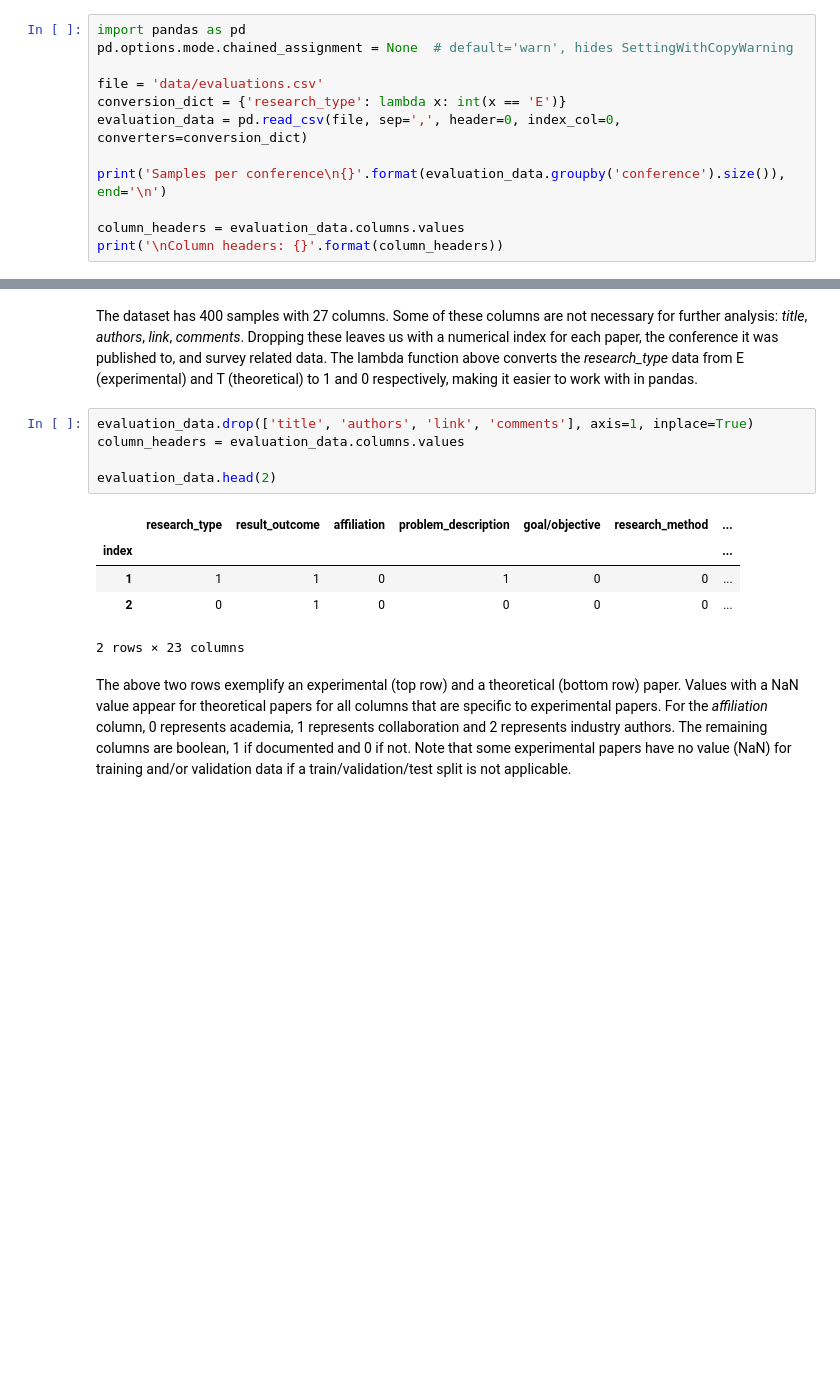
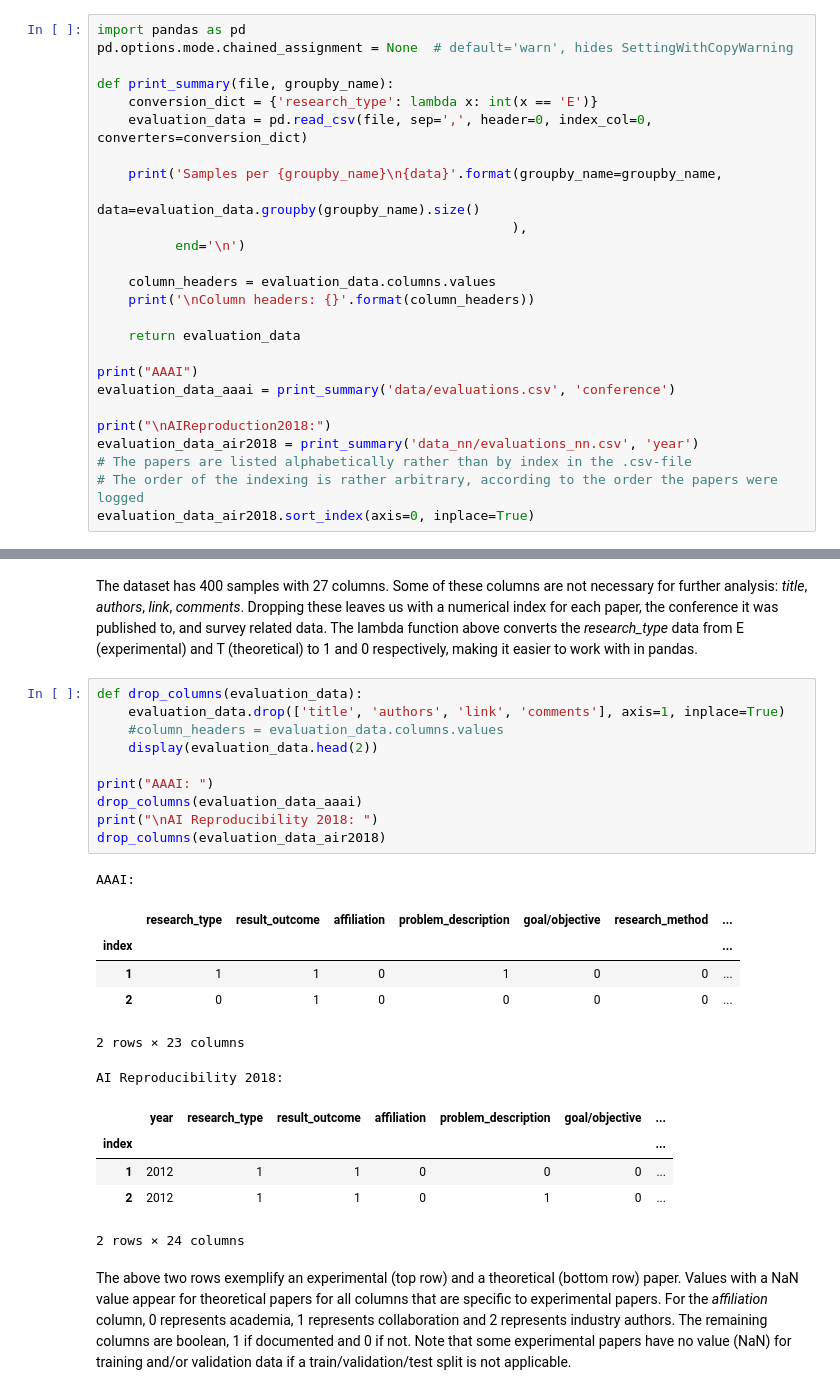
Before and after one commit to aaai2018-paperid-62/aaai2018-paperid-62, a Jupyter notebook: evaluation_analysis.ipynb, the cells around one changed output, grey strips where cells are left out. Saved outputs shown, nothing was run; the diff lists cells and outputs as text; blank space fills up the shorter version.

Commit message:
Refactored code, added support for grouping by year

```diff
--- a/evaluation_analysis.ipynb
+++ b/evaluation_analysis.ipynb
@@ -8,12 +23,26 @@ We start by loading the CSV file into a [pandas DataFrame](http://pandas.pydata.
 import pandas as pd
 pd.options.mode.chained_assignment = None  # default='warn', hides SettingWithCopyWarning
 
-file = 'data/evaluations.csv'
-conversion_dict = {'research_type': lambda x: int(x == 'E')}
-evaluation_data = pd.read_csv(file, sep=',', header=0, index_col=0, converters=conversion_dict)
+def print_summary(file, groupby_name):
+    conversion_dict = {'research_type': lambda x: int(x == 'E')}
+    evaluation_data = pd.read_csv(file, sep=',', header=0, index_col=0, converters=conversion_dict)
 
-print('Samples per conference\n{}'.format(evaluation_data.groupby('conference').size()), end='\n')
+    print('Samples per {groupby_name}\n{data}'.format(groupby_name=groupby_name,
+                                                      data=evaluation_data.groupby(groupby_name).size()
+                                                     ),
+          end='\n')
 
-column_headers = evaluation_data.columns.values
-print('\nColumn headers: {}'.format(column_headers))
+    column_headers = evaluation_data.columns.values
+    print('\nColumn headers: {}'.format(column_headers))
+
+    return evaluation_data
+
+print("AAAI")
+evaluation_data_aaai = print_summary('data/evaluations.csv', 'conference')
+
+print("\nAIReproduction2018:")
+evaluation_data_air2018 = print_summary('data_nn/evaluations_nn.csv', 'year')
+# The papers are listed alphabetically rather than by index in the .csv-file
+# The order of the indexing is rather arbitrary, according to the order the papers were logged
+evaluation_data_air2018.sort_index(axis=0, inplace=True)
 # %% [output]
@@ -35,16 +66,28 @@ Column headers: ['title' 'research_type' 'result_outcome' 'affiliation'
 # %% [markdown]
 The dataset has 400 samples with 27 columns. Some of these columns are not necessary for further analysis: *title*, *authors*, *link*, *comments*. Dropping these leaves us with a numerical index for each paper, the conference it was published to, and survey related data. The lambda function above converts the *research_type* data from E (experimental) and T (theoretical) to 1 and 0 respectively, making it easier to work with in pandas.
 # %%
-evaluation_data.drop(['title', 'authors', 'link', 'comments'], axis=1, inplace=True)
-column_headers = evaluation_data.columns.values
+def drop_columns(evaluation_data):
+    evaluation_data.drop(['title', 'authors', 'link', 'comments'], axis=1, inplace=True)
+    #column_headers = evaluation_data.columns.values
+    display(evaluation_data.head(2))
 
-evaluation_data.head(2)
+print("AAAI: ")
+drop_columns(evaluation_data_aaai)
+print("\nAI Reproducibility 2018: ")
+drop_columns(evaluation_data_air2018)
 # %% [output]
+AAAI:
 |  | research_type | result_outcome | affiliation | problem_description | goal/objective | research_method | ... |
 | index |  |  |  |  |  |  | ... |
 | 1 | 1 | 1 | 0 | 1 | 0 | 0 | ... |
 | 2 | 0 | 1 | 0 | 0 | 0 | 0 | ... |
-2 rows × 23 columns
+2 rows × 23 columns
+AI Reproducibility 2018:
+|  | year | research_type | result_outcome | affiliation | problem_description | goal/objective | ... |
+| index |  |  |  |  |  |  | ... |
+| 1 | 2012 | 1 | 1 | 0 | 0 | 0 | ... |
+| 2 | 2012 | 1 | 1 | 0 | 1 | 0 | ... |
+2 rows × 24 columns
 # %% [markdown]
 The above two rows exemplify an experimental (top row) and a theoretical (bottom row) paper. Values with a NaN value appear for theoretical papers for all columns that are specific to experimental papers. For the *affiliation* column, 0 represents academia, 1 represents collaboration and 2 represents industry authors. The remaining columns are boolean, 1 if documented and 0 if not. Note that some experimental papers have no value (NaN) for training and/or validation data if a train/validation/test split is not applicable.
 # %% [markdown]
```
Also changed, not shown: parts of 11 cells of this notebook, 9 other files.
